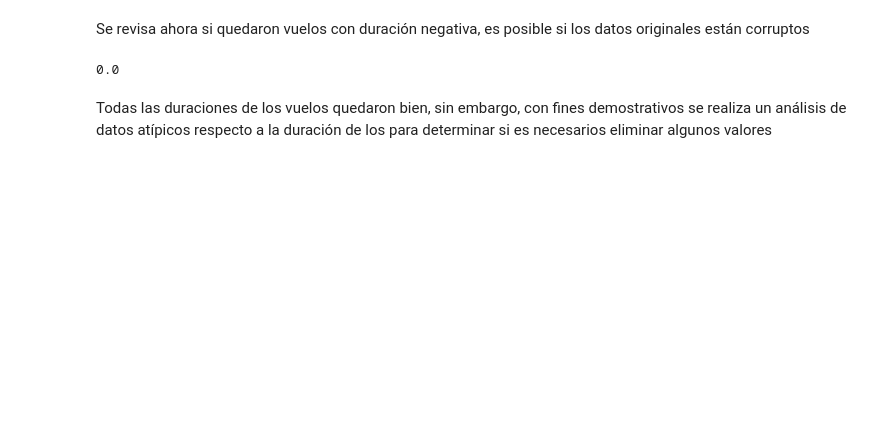
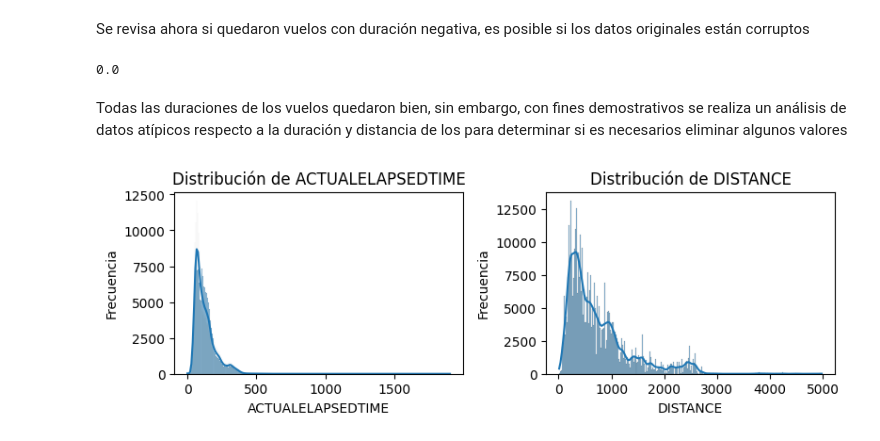
Before and after one commit to ajaramillor/PruebaTecnica, a Jupyter notebook: Limpieza.ipynb, the cells around one changed output. Saved outputs shown, nothing was run; the diff lists cells and outputs as text; code cells hidden in the pictures; blank space fills up the shorter version.

```diff
--- a/Limpieza.ipynb
+++ b/Limpieza.ipynb
@@ -402,4 +395,17 @@ df.loc[(df['ACTUALELAPSEDTIME'] < 0) | (df['CRSELAPSEDTIME'] < 0),'ACTUALELAPSED
 # %% [output]
 0.0
 # %% [markdown]
-Todas las duraciones de los vuelos quedaron bien, sin embargo, con fines demostrativos se realiza un análisis de datos atípicos respecto a la duración de los para determinar si es necesarios eliminar algunos valores
+Todas las duraciones de los vuelos quedaron bien, sin embargo, con fines demostrativos se realiza un análisis de datos atípicos respecto a la duración y distancia de los para determinar si es necesarios eliminar algunos valores
+# %%
+# Gráficas de distribución de columnas numéricas
+plt.figure(figsize=(12, 10))
+for i, columna in enumerate(['ACTUALELAPSEDTIME', 'DISTANCE'], 1):
+    plt.subplot(4, 3, i)
+    sns.histplot(data=df, x=columna, kde=True)
+    plt.title(f"Distribución de {columna}")
+    plt.xlabel(columna)
+    plt.ylabel("Frecuencia")
+plt.tight_layout()
+plt.show()
+# %% [output]
+[figure, added]
```
Also changed, not shown: parts of 14 cells of this notebook, 4 other files.
